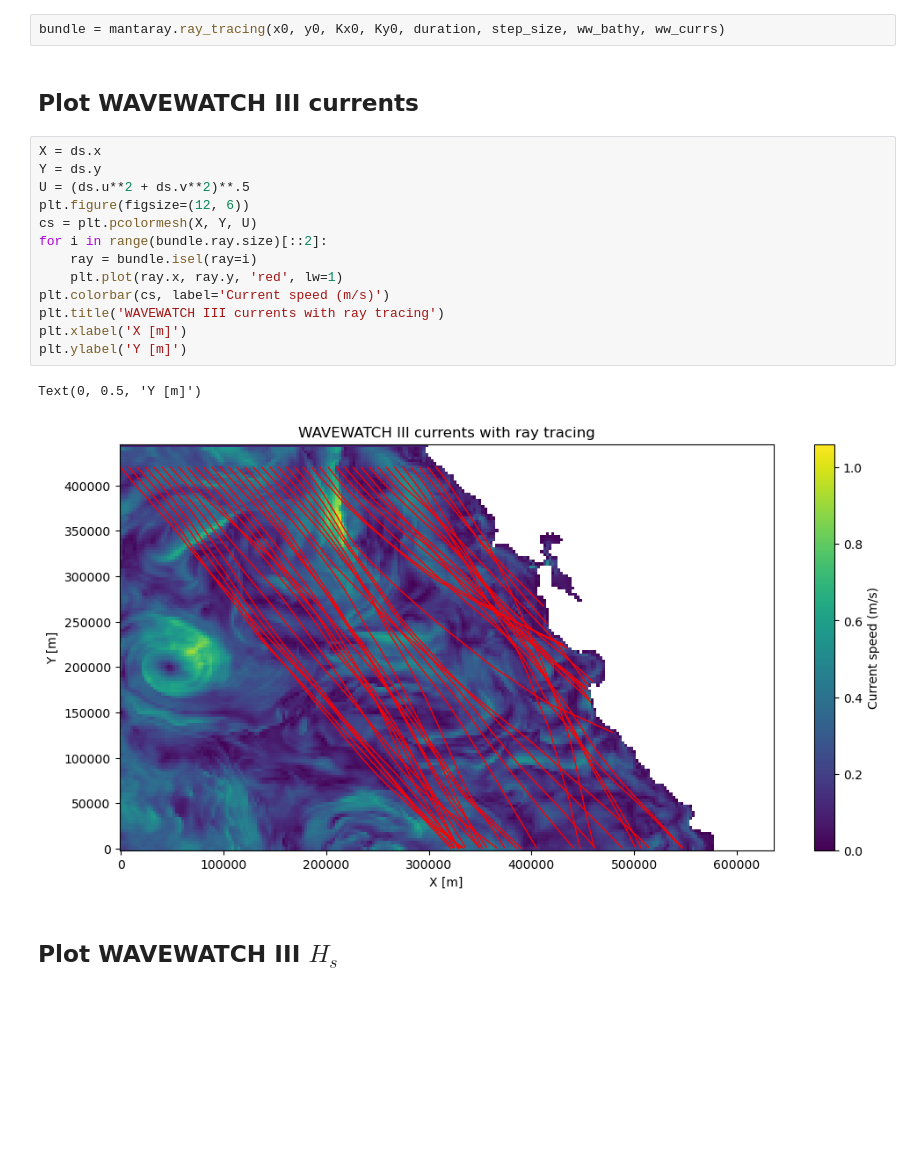
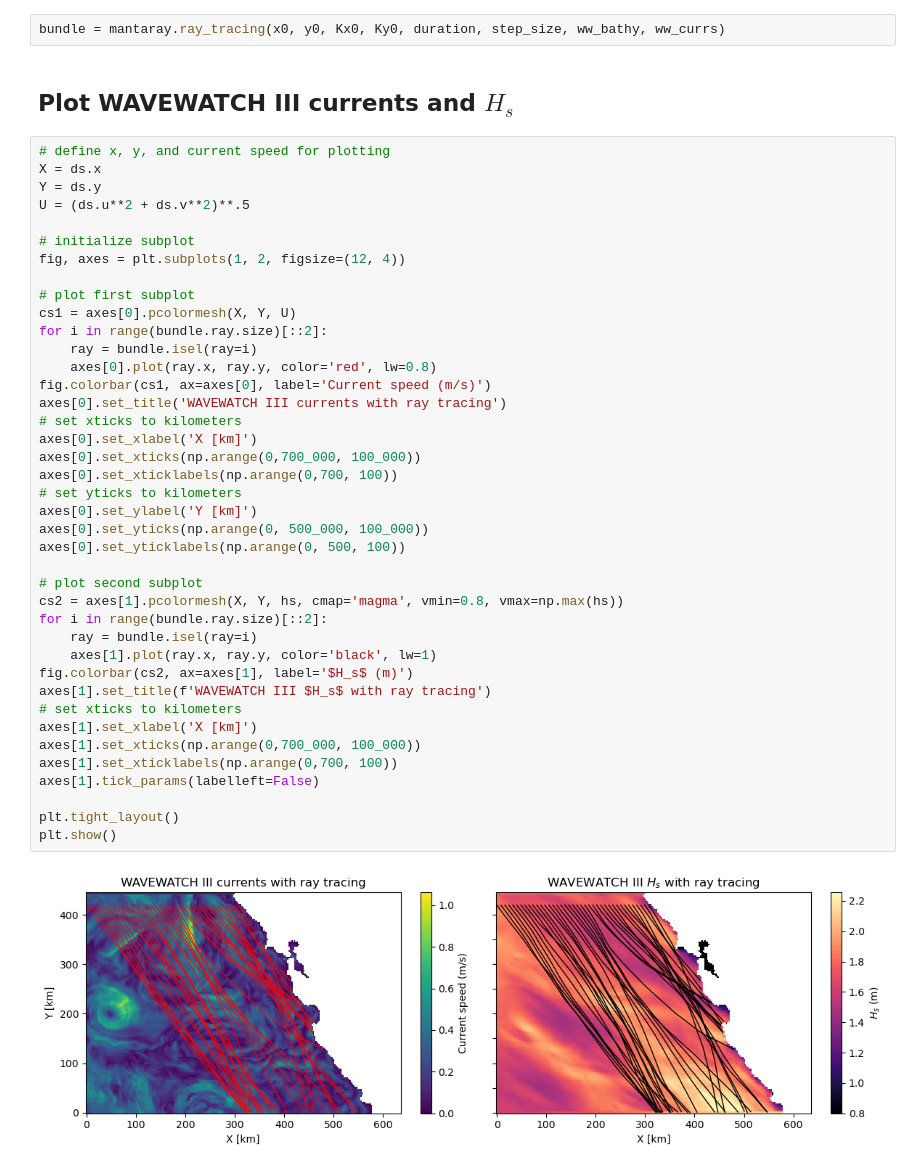
Before and after one commit to mines-oceanography/mantaray, a Jupyter notebook: notebooks/realistic_case/wavewatch_case.ipynb, the cells around one changed output. Drawn from its saved outputs; the diff is of its cells as text; blank space fills up the shorter version.

```diff
--- a/notebooks/realistic_case/wavewatch_case.ipynb
+++ b/notebooks/realistic_case/wavewatch_case.ipynb
@@ -73,22 +73,46 @@ step_size = cfl
 # %%
 bundle = mantaray.ray_tracing(x0, y0, Kx0, Ky0, duration, step_size, ww_bathy, ww_currs)
 # %% [markdown]
-## Plot WAVEWATCH III currents
+## Plot WAVEWATCH III currents and $H_s$
 # %%
+# define x, y, and current speed for plotting
 X = ds.x
 Y = ds.y
 U = (ds.u**2 + ds.v**2)**.5
-plt.figure(figsize=(12, 6))
-cs = plt.pcolormesh(X, Y, U)
+
+# initialize subplot
+fig, axes = plt.subplots(1, 2, figsize=(12, 4))
+
+# plot first subplot
+cs1 = axes[0].pcolormesh(X, Y, U)
 for i in range(bundle.ray.size)[::2]:
     ray = bundle.isel(ray=i)
-    plt.plot(ray.x, ray.y, 'red', lw=1)
-plt.colorbar(cs, label='Current speed (m/s)')
-plt.title('WAVEWATCH III currents with ray tracing')
-plt.xlabel('X [m]')
-plt.ylabel('Y [m]')
+    axes[0].plot(ray.x, ray.y, color='red', lw=0.8)
+fig.colorbar(cs1, ax=axes[0], label='Current speed (m/s)')
+axes[0].set_title('WAVEWATCH III currents with ray tracing')
+# set xticks to kilometers
+axes[0].set_xlabel('X [km]')
+axes[0].set_xticks(np.arange(0,700_000, 100_000))
+axes[0].set_xticklabels(np.arange(0,700, 100))
+# set yticks to kilometers
+axes[0].set_ylabel('Y [km]')
+axes[0].set_yticks(np.arange(0, 500_000, 100_000))
+axes[0].set_yticklabels(np.arange(0, 500, 100))
+
+# plot second subplot
+cs2 = axes[1].pcolormesh(X, Y, hs, cmap='magma', vmin=0.8, vmax=np.max(hs))
+for i in range(bundle.ray.size)[::2]:
+    ray = bundle.isel(ray=i)
+    axes[1].plot(ray.x, ray.y, color='black', lw=1)
+fig.colorbar(cs2, ax=axes[1], label='$H_s$ (m)')
+axes[1].set_title(f'WAVEWATCH III $H_s$ with ray tracing')
+# set xticks to kilometers
+axes[1].set_xlabel('X [km]')
+axes[1].set_xticks(np.arange(0,700_000, 100_000))
+axes[1].set_xticklabels(np.arange(0,700, 100))
+axes[1].tick_params(labelleft=False)
+
+plt.tight_layout()
+plt.show()
 # %% [output]
-Text(0, 0.5, 'Y [m]')
-[figure, old version]
+[figure, new version]
-# %% [markdown]
-## Plot WAVEWATCH III $H_s$
```
Also changed, not shown: parts of 1 cell of this notebook.
